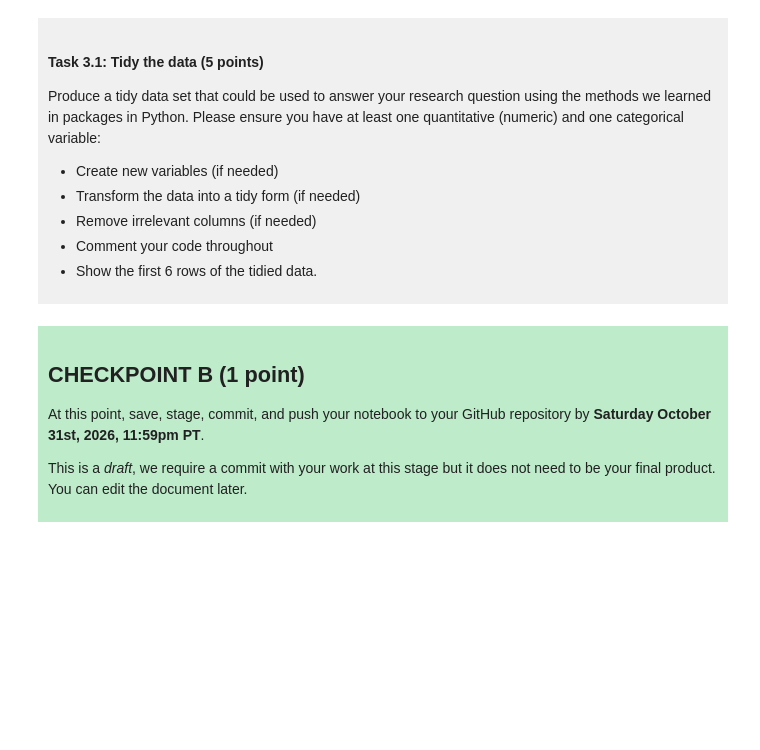
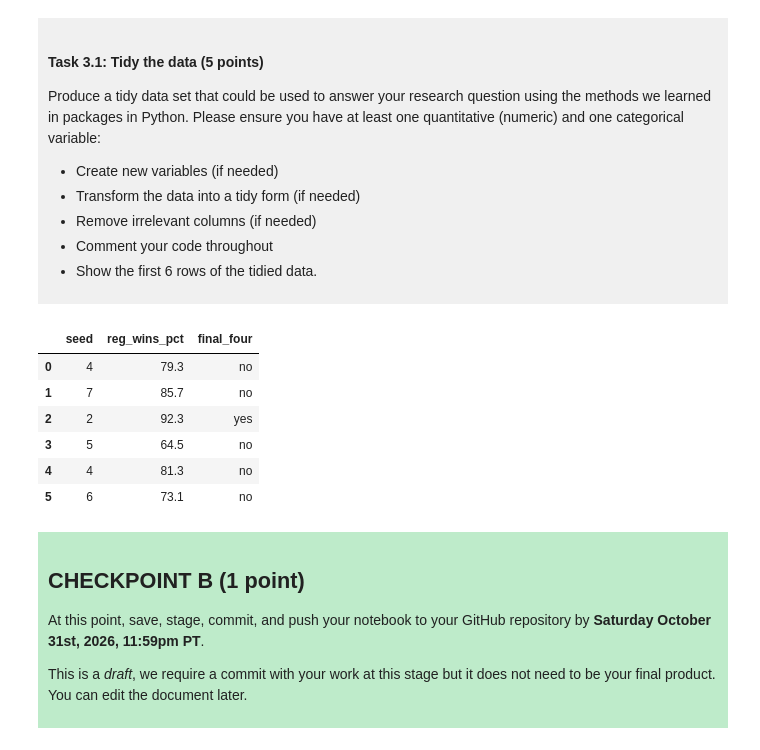
Before and after one commit to AnBhandari/dsci-100-project-Ankit-Bhandari, a Jupyter notebook: dsci-100-project-notebook.ipynb, the cells around one changed output. Saved outputs shown, nothing was run; the diff lists cells and outputs as text; code cells hidden in the pictures; blank space fills up the shorter version.

Commit message:
Checkpoint B: Finished tasks up to task 3.1.

```diff
--- a/dsci-100-project-notebook.ipynb
+++ b/dsci-100-project-notebook.ipynb
@@ -187,7 +197,30 @@ Produce a tidy data set that could be used to answer your research question usin
 
 </div>
 # %%
-### EDIT THIS CODE CELL ###
+# The data is already tidy, since each row contains one team in one year,
+# each column is a single variable, and each cell has one value.
+# No melt or pivot methods are needed
+
+# Creation of categorical target, which is the question made in task 2.1
+# Remove the 8th seed placeholder teams.
+march_madness = data.loc[data["seed"] != 0]
+march_madness = march_madness.assign(
+    final_four = march_madness["tourney_finish"].isin(["top_4_loss", "top_2_loss", "champ"])
+)
+march_madness["final_four"] = march_madness["final_four"].replace({True: "yes", False: "no"})
+
+# Selecting for the pre tounament tournament predictors and the categorical target.
+# Avoid including columns containing the tournament results, since it would reveal the answer.
+march_madness = march_madness[["seed", "reg_wins_pct", "final_four"]]
+march_madness.head(6)
+# %% [output]
+|  | seed | reg_wins_pct | final_four |
+| 0 | 4 | 79.3 | no |
+| 1 | 7 | 85.7 | no |
+| 2 | 2 | 92.3 | yes |
+| 3 | 5 | 64.5 | no |
+| 4 | 4 | 81.3 | no |
+| 5 | 6 | 73.1 | no |
 # %% [markdown]
 <div style="background-color: #beebca; padding: 10px;">
 
```
Also changed, not shown: parts of 3 cells of this notebook.
